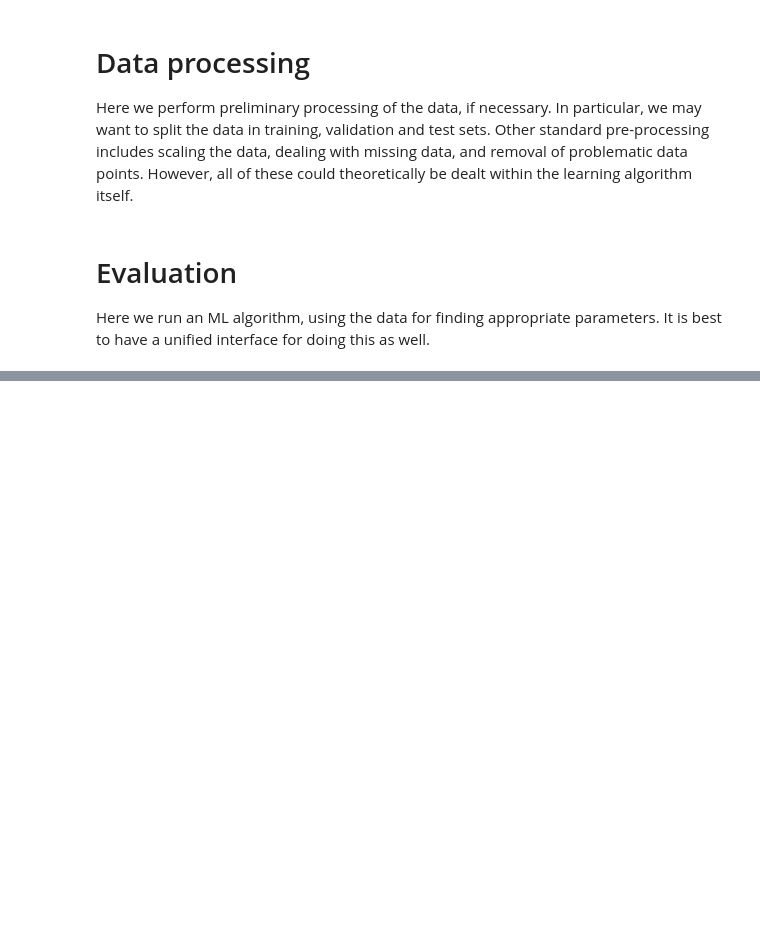
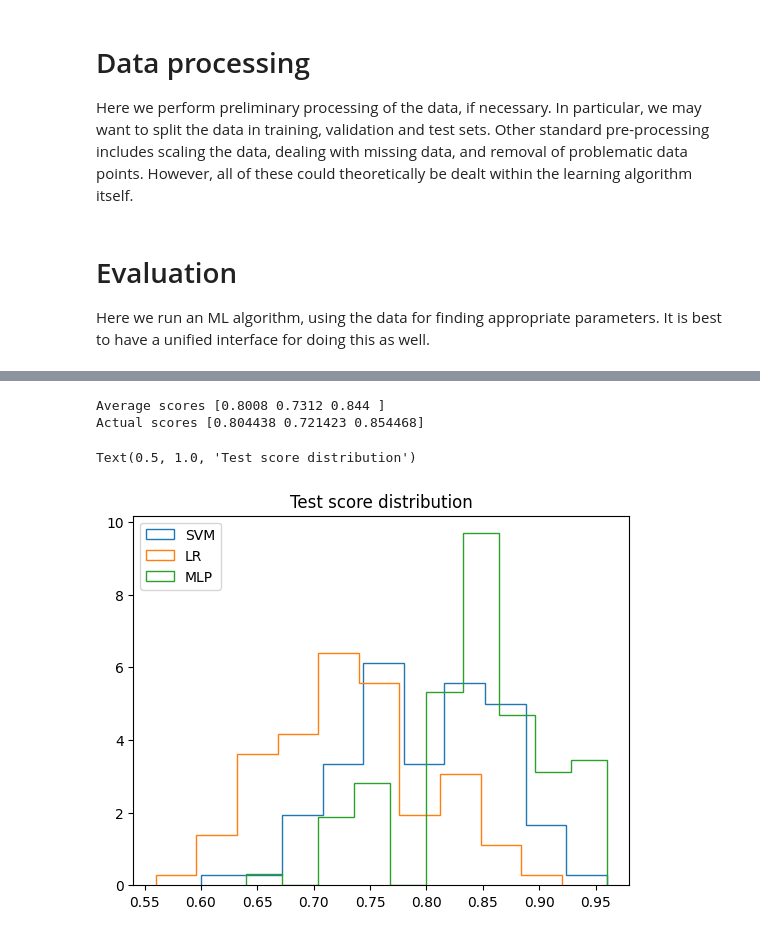
Before and after one commit to olethrosdc/ml-society-science, a Jupyter notebook: src/reproducibility/Pipeline.ipynb, the cells around one changed output, grey strips where cells are left out. Saved outputs shown, nothing was run; the diff lists cells and outputs as text; code cells hidden in the pictures; blank space fills up the shorter version.

```diff
--- a/src/reproducibility/Pipeline.ipynb
+++ b/src/reproducibility/Pipeline.ipynb
@@ -92,0 +206,6 @@ np.mean(score[2])
+# %%
+print("Average scores", np.mean(score,axis=1))
+print("Actual scores", np.mean(real_score,axis=1))
+# %% [output]
+Average scores [0.8008 0.7312 0.844 ]
+Actual scores [0.804438 0.721423 0.854468]
@@ -92,0 +214,9 @@ np.mean(score[2])
+# %%
+plt.hist(score[0], histtype="step", density=True)
+plt.hist(score[1], histtype="step", density=True)
+plt.hist(score[2], histtype="step", density=True)
+plt.legend(["SVM", "LR", "MLP"])
+plt.title("Test score distribution")
+# %% [output]
+Text(0.5, 1.0, 'Test score distribution')
+[figure, added]
```
Also changed, not shown: parts of 4 cells of this notebook, 4 other files.
